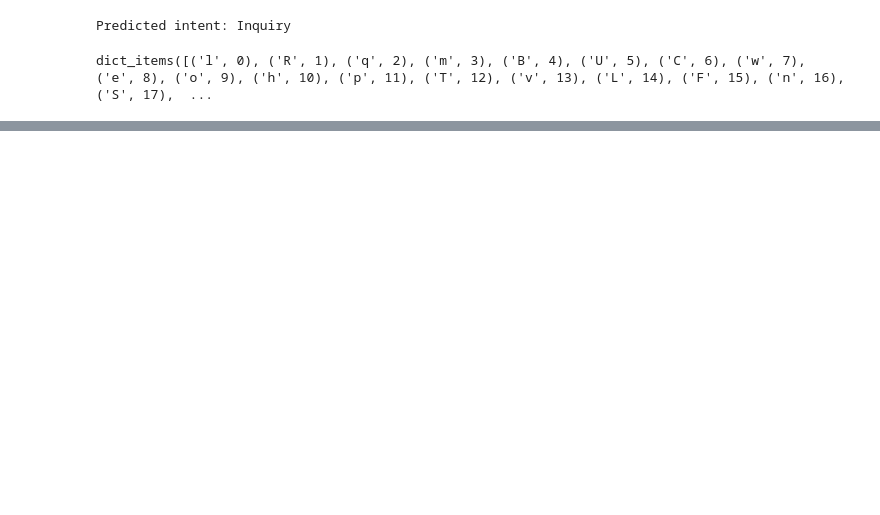
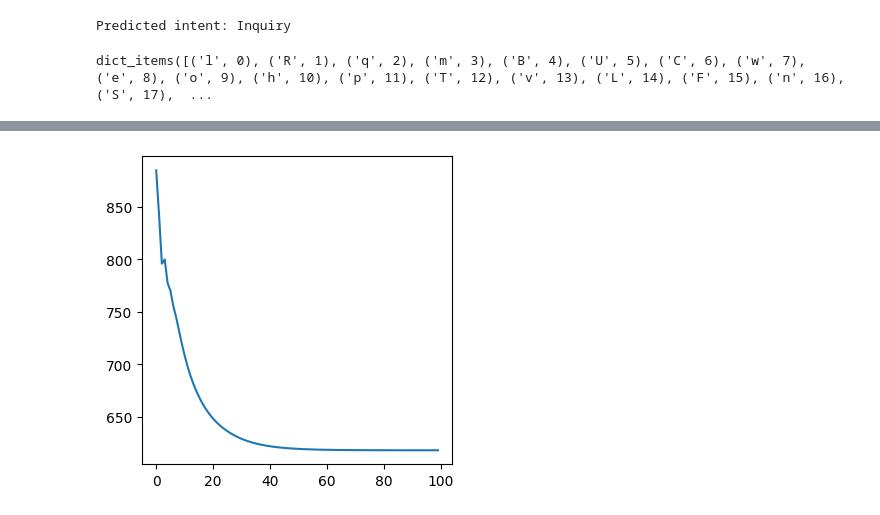
Before and after one commit to Savith-02/notebooks, a Jupyter notebook: rnn_intent_classifier/rnn_intent_classifier.ipynb, the cells around one changed output, grey strips where cells are left out. Saved outputs shown, nothing was run; the diff lists cells and outputs as text; code cells hidden in the pictures; blank space fills up the shorter version.

```diff
--- a/rnn_intent_classifier/rnn_intent_classifier.ipynb
+++ b/rnn_intent_classifier/rnn_intent_classifier.ipynb
@@ -249,3 +229,14 @@ Predicted intent: Inquiry
 # char_to_index.items()
 # %% [output]
 dict_items([('l', 0), ('R', 1), ('q', 2), ('m', 3), ('B', 4), ('U', 5), ('C', 6), ('w', 7), ('e', 8), ('o', 9), ('h', 10), ('p', 11), ('T', 12), ('v', 13), ('L', 14), ('F', 15), ('n', 16), ('S', 17),  ...
+# %%
+loss_arr = train_rnn(
+    model=RNN,
+    training_data=training_data,
+    intent_to_tensor=intent_to_tensor,
+    sentence_to_tensor=sentence_to_tensor,
+    device=device,
+    hidden_size=128,
+    learning_rate=0.0001,
+    epochs=100
+  )
@@ -251,0 +254,6 @@ dict_items([('l', 0), ('R', 1), ('q', 2), ('m', 3), ('B', 4), ('U', 5), ('C', 6)
+# %%
+plt.figure(figsize=(4, 4))
+plt.plot(loss_arr)
+plt.show()
+# %% [output]
+[figure, added]
```
Also changed, not shown: parts of 3 cells of this notebook.
